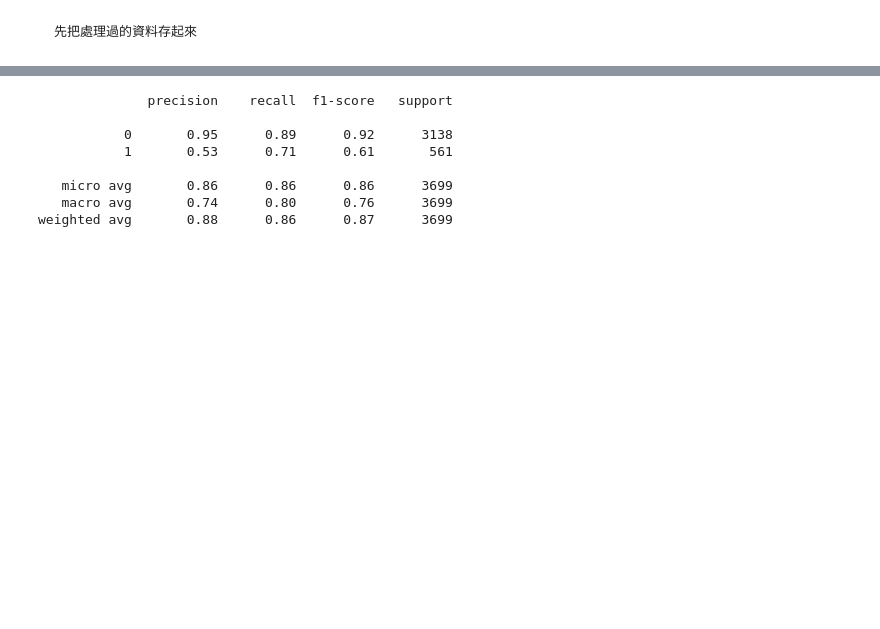
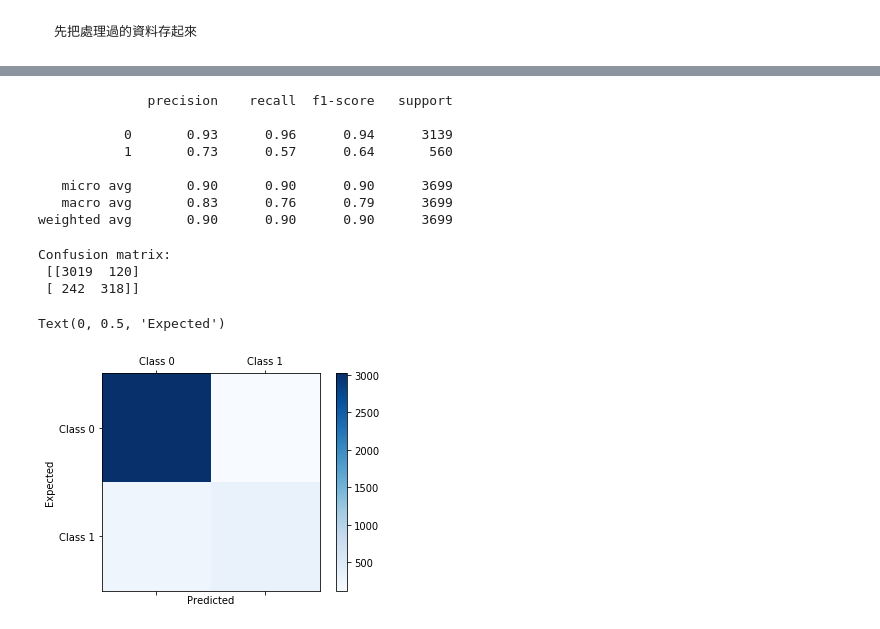
Before and after one commit to ChingChieh/ShoppersPurchasingIntention, a Jupyter notebook: predict purchasing intention.ipynb, the cells around one changed output, grey strips where cells are left out. Drawn from its saved outputs; the diff is of its cells as text; code cells hidden in the pictures; blank space fills up the shorter version.

```diff
--- a/predict purchasing intention.ipynb
+++ b/predict purchasing intention.ipynb
@@ -196,0 +225,4 @@ weighted avg       0.87      0.88      0.86      3699
+# %%
+from sklearn.ensemble import RandomForestClassifier
+rfc = RandomForestClassifier(n_estimators=1000)
+rfc.fit(X_train, y_train)
@@ -197,11 +237,32 @@ weighted avg       0.87      0.88      0.86      3699
+# %%
+predTree = rfc.predict(X_test)
 # %%
-print(classification_report(y_test,predictions))
+print(classification_report(y_test,predTree))
 # %% [output]
               precision    recall  f1-score   support
 
-           0       0.95      0.89      0.92      3138
-           1       0.53      0.71      0.61       561
+           0       0.93      0.96      0.94      3139
+           1       0.73      0.57      0.64       560
 
-   micro avg       0.86      0.86      0.86      3699
-   macro avg       0.74      0.80      0.76      3699
-weighted avg       0.88      0.86      0.87      3699
+   micro avg       0.90      0.90      0.90      3699
+   macro avg       0.83      0.76      0.79      3699
+weighted avg       0.90      0.90      0.90      3699
+# %%
+conf_mat = confusion_matrix(y_true=y_test, y_pred=predTree)
+print('Confusion matrix:\n', conf_mat)
+
+labels = ['Class 0', 'Class 1']
+fig = plt.figure()
+ax = fig.add_subplot(111)
+cax = ax.matshow(conf_mat, cmap=plt.cm.Blues)
+fig.colorbar(cax)
+ax.set_xticklabels([''] + labels)
+ax.set_yticklabels([''] + labels)
+plt.xlabel('Predicted')
+plt.ylabel('Expected')
+# %% [output]
+Confusion matrix:
+ [[3019  120]
+ [ 242  318]]
+Text(0, 0.5, 'Expected')
+[figure, added]
```
Also changed, not shown: parts of 64 cells of this notebook.
